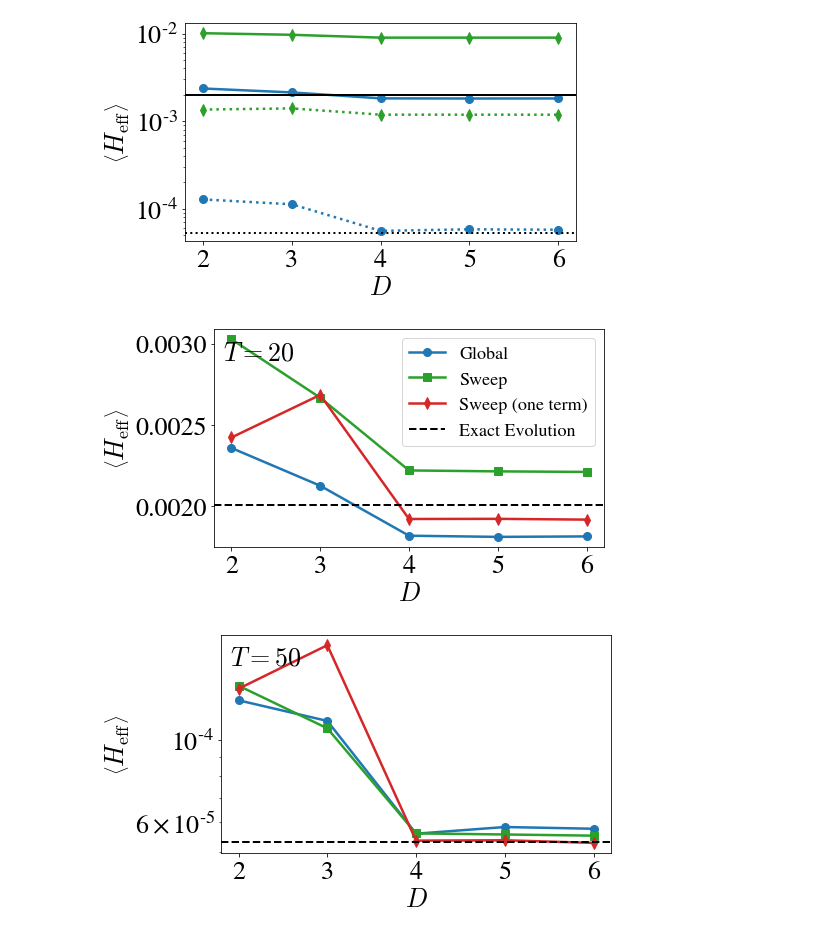
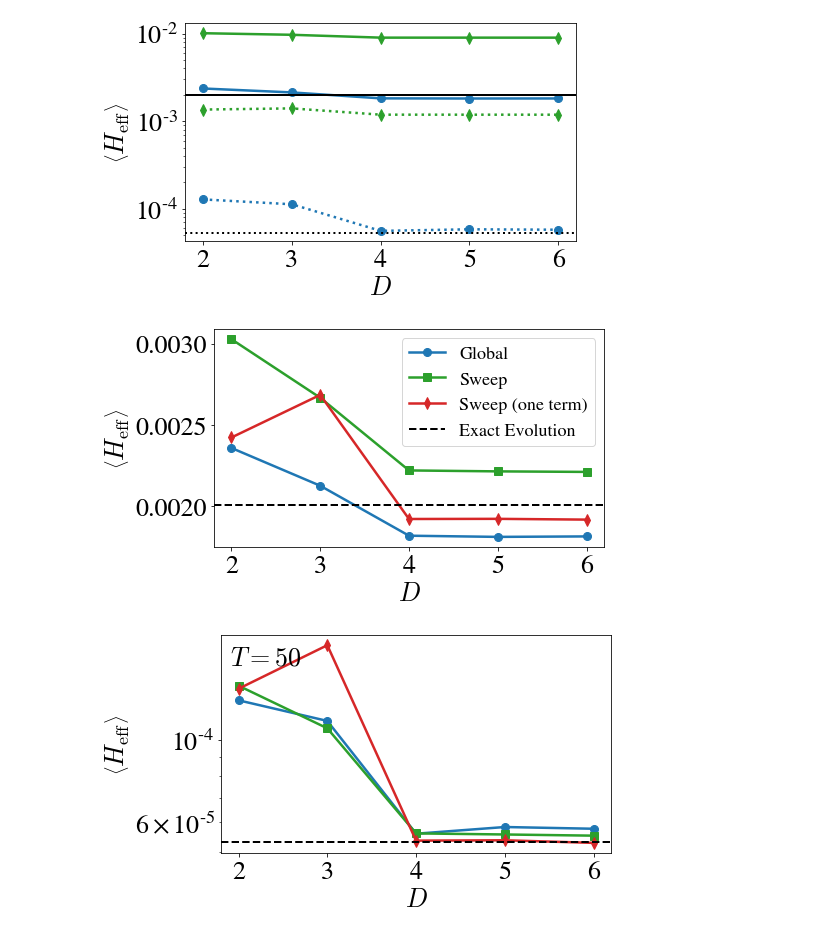
Before and after one commit to stavros11/Time-Evolution, a Jupyter notebook: plotter.ipynb, the cells around one changed output. Drawn from its saved outputs; the diff is of its cells as text; code cells hidden in the pictures.

```diff
--- a/plotter.ipynb
+++ b/plotter.ipynb
@@ -614,35 +614,35 @@ plt.savefig("sweeps_heff_vs_bond_dim.pdf", bbox_inches='tight')
 n_sites = 6
 
 file = h5py.File("{}/ClockV3/everything_tf1N{}.h5".format(data_dir, n_sites), "r")
 D_list = [2, 3, 4, 5, 6]
 
 clock = np.array([file["mpsD{}/clock_energy".format(D)] for D in D_list]).T
 sweep = np.array([file["sweepfixed2_mpsD{}/clock_energy".format(D)] for D in D_list]).T
 oneterm = np.array([file["sweep_oneterm_mpsD{}/clock_energy".format(D)] for D in D_list]).T
 
 linestyles = ["-", ":"]
 ind = 0
 
 plt.figure(figsize=(7, 4))
 plt.plot(D_list, clock[ind], marker="o", linewidth=2.5,
             markersize=8, color=cp[0], label="Global")
 plt.plot(D_list, sweep[ind], marker="s", linewidth=2.5,
              markersize=8, color=cp[2], label="Sweep")
 plt.plot(D_list, oneterm[ind], marker="d", linewidth=2.5,
              markersize=8, color=cp[3], label="Sweep (one term)")
 plt.axhline(y=file["exact/clock_energy"][()][ind], color="black", linestyle="--",
             linewidth=2.0, label="Exact Evolution")
 
 file.close()
 
-plt.text(1.9, 0.0029, "$T=20$")
+#plt.text(1.9, 0.0029, "$T=20$")
 plt.xlabel("$D$")
 plt.ylabel(r"$\left \langle H_\mathrm{eff}\right \rangle$")
 plt.legend(fontsize=18)
 #plt.show()
 plt.savefig("sweepsT20_heff_vs_bond_dim.pdf", bbox_inches='tight')
 # %% [output]
-[figure, old version]
+[figure, new version]
 # %%
 n_sites = 6
 
```
Also changed, not shown: parts of 2 cells of this notebook, 6 other files.
